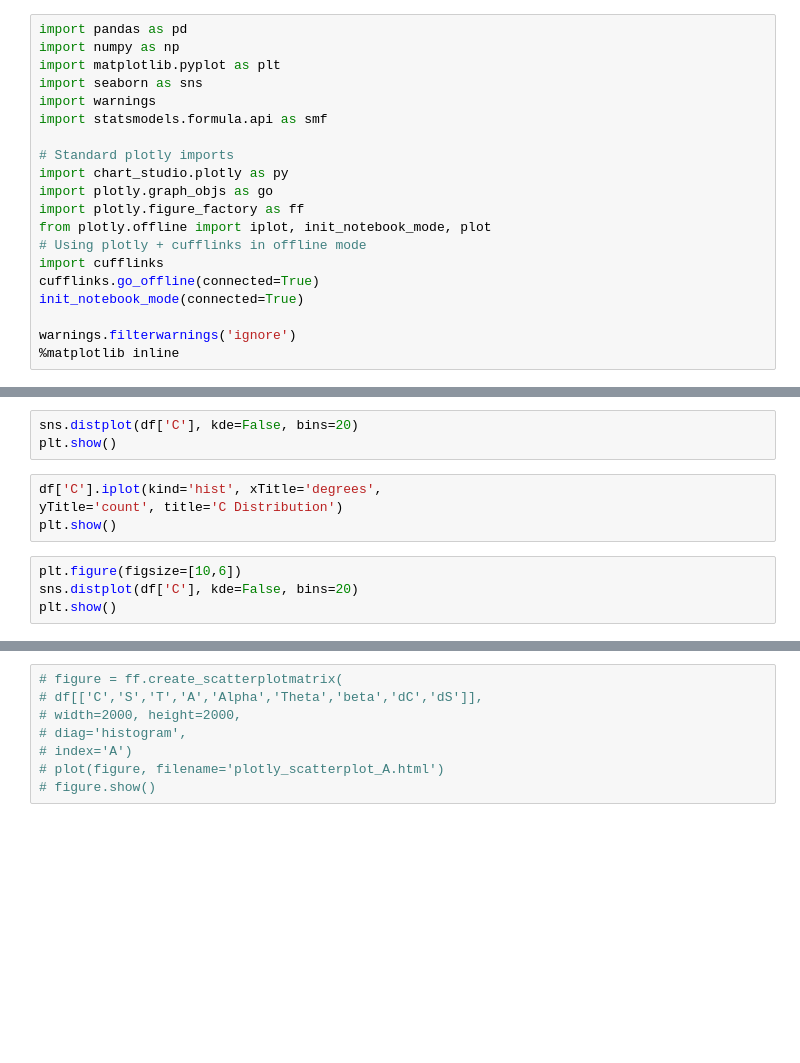
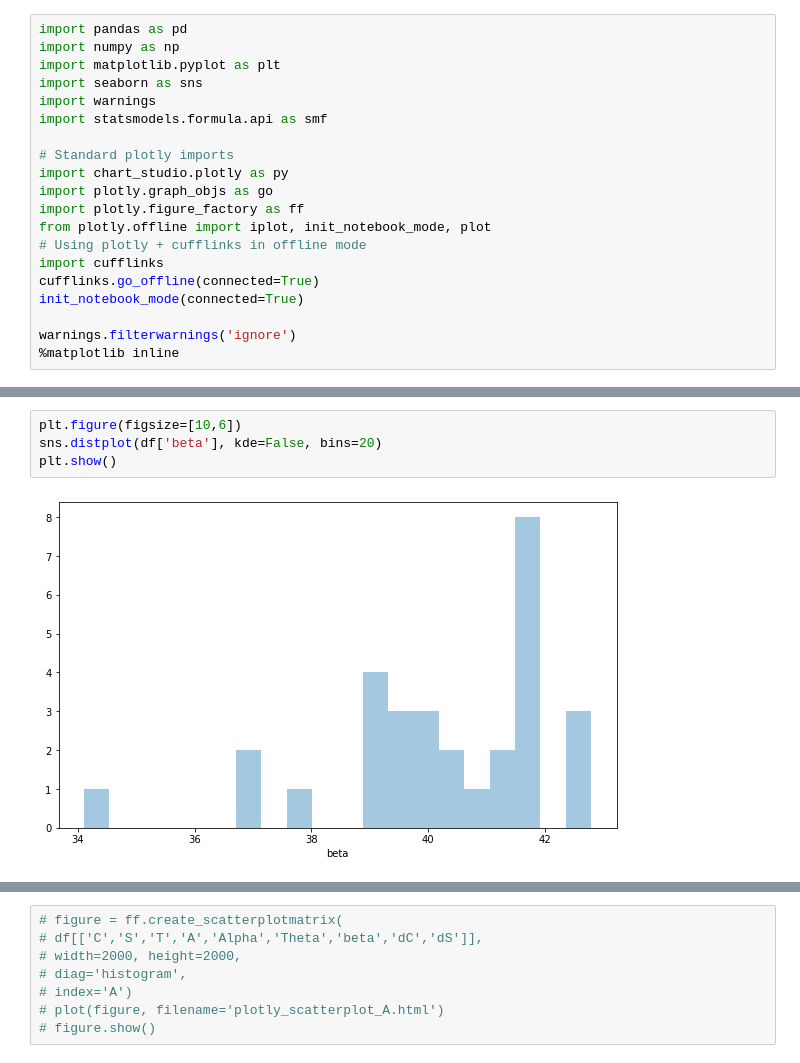
Before and after one commit to butayama/Learning-Python-for-Data-Science, a Jupyter notebook: plotly_pumuckl_01.ipynb, the cells around one changed output, grey strips where cells are left out. Cells and saved outputs as stored; diff of their text form; blank space fills up the shorter version.

```diff
--- a/plotly_pumuckl_01.ipynb
+++ b/plotly_pumuckl_01.ipynb
@@ -27,12 +38,7 @@ df.head()
 # %%
-sns.distplot(df['C'], kde=False, bins=20)
+plt.figure(figsize=[10,6])
+sns.distplot(df['beta'], kde=False, bins=20)
 plt.show()
+# %% [output]
+[figure, added]
-# %%
-df['C'].iplot(kind='hist', xTitle='degrees',
-yTitle='count', title='C Distribution')
-plt.show()
-# %%
-plt.figure(figsize=[10,6])
-sns.distplot(df['C'], kde=False, bins=20)
-plt.show()
 # %%
```
Also changed, not shown: parts of 15 cells of this notebook, 2 other files.
